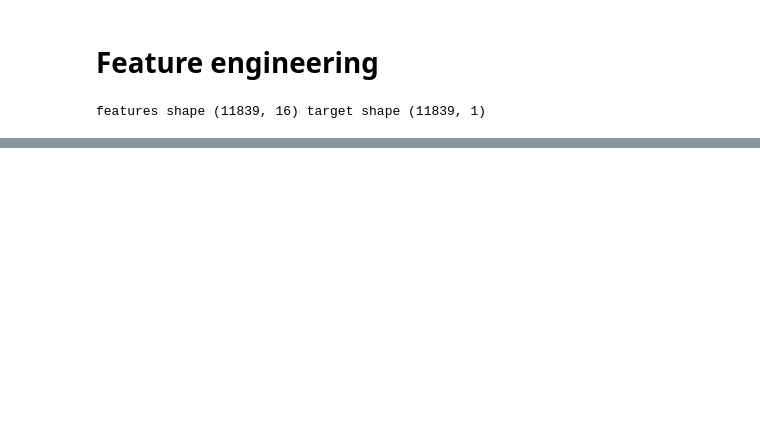
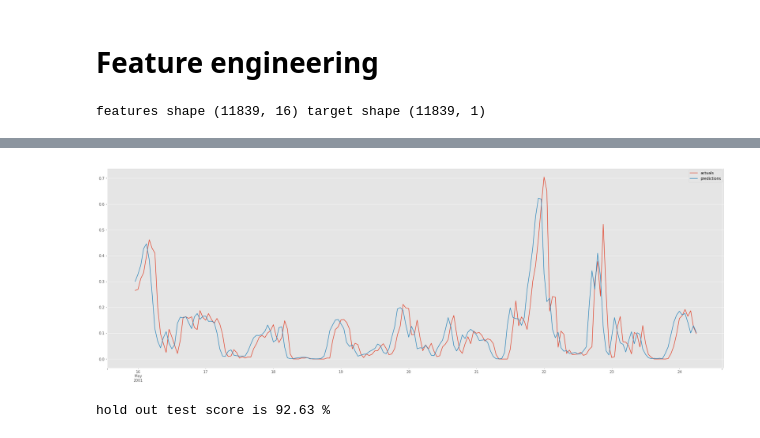
Before and after one commit to Nawter/electricity_price_forecasting, a Jupyter notebook: notebooks/wind_rf.ipynb, the cells around one changed output, grey strips where cells are left out. Saved outputs shown, nothing was run; the diff lists cells and outputs as text; code cells hidden in the pictures; blank space fills up the shorter version.

```diff
--- a/notebooks/wind_rf.ipynb
+++ b/notebooks/wind_rf.ipynb
@@ -161,3 +162,0 @@ preds.loc[:, 'predictions'] = model.predict(features)
-# %%
-subset = raw.iloc[max(LAGS):-max(HORIZIONS), :]
-actuals = subset.loc[:, 'PowerGeneration'].shift(1)
@@ -167,8 +163,39 @@ preds.loc[:, 'actuals'] = actuals
 # %%
-import matplotlib.pyplot as plt
-f, a = plt.subplots(figsize=(30, 10))
 
-preds = preds.iloc[-200:, :]
 
-preds.plot(ax=a, y='actuals')
-preds.plot(ax=a, y='predictions')
+def plot_predictions(model, features, original_data):
+
+    preds = pd.DataFrame()
+
+    preds.loc[:, 'predictions'] = model.predict(features)
+
+    subset = original_data.iloc[max(LAGS):-max(HORIZIONS), :]
+
+    actuals = subset.loc[:, 'PowerGeneration'].shift(1)
+
+    preds.index = actuals.index
+    preds.loc[:, 'actuals'] = actuals
+
+    f, a = plt.subplots(figsize=(30, 10))
+
+    preds = preds.iloc[-200:, :]
+
+    preds.plot(ax=a, y='actuals')
+    preds.plot(ax=a, y='predictions')
+
+    return f
+
+_ = plot_predictions(model, features, data)
+# %% [output]
+[figure, added]
+# %%
+feature_pipe = out['feature_pipe'][-1]
+target_pipe = out['target_pipe'][-1]
+
+holdout_features = feature_pipe.transform(holdout)
+holdout_target = target_pipe.transform(holdout)
+holdout_score = model.score(holdout_features, holdout_target)
+
+print('hold out test score is {:2.2f} %'.format(100*holdout_score))
+# %% [output]
+hold out test score is 92.63 %
```
Also changed, not shown: parts of 8 cells of this notebook, 2 other files.
